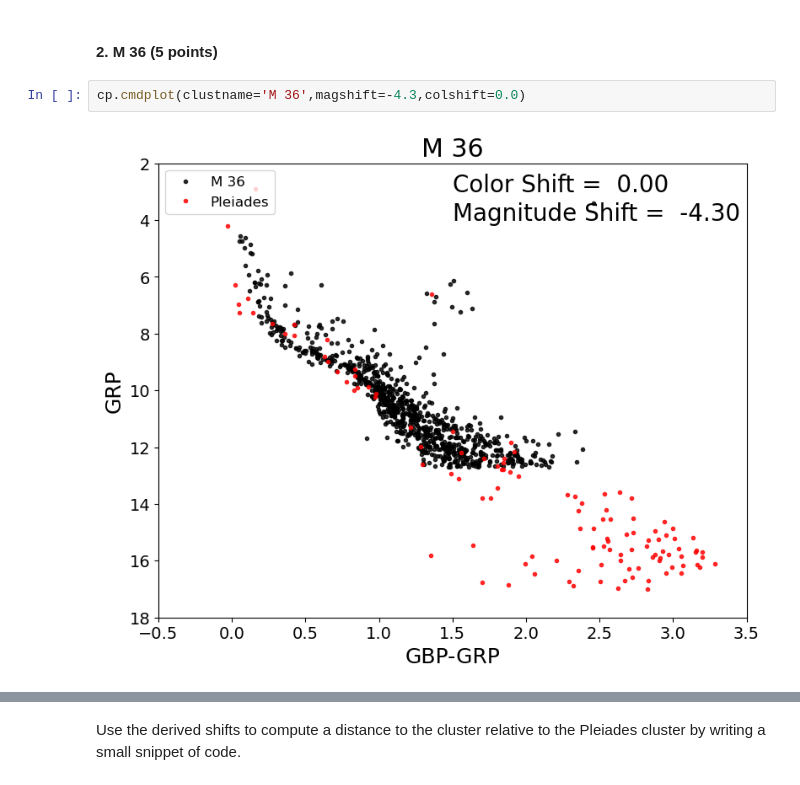
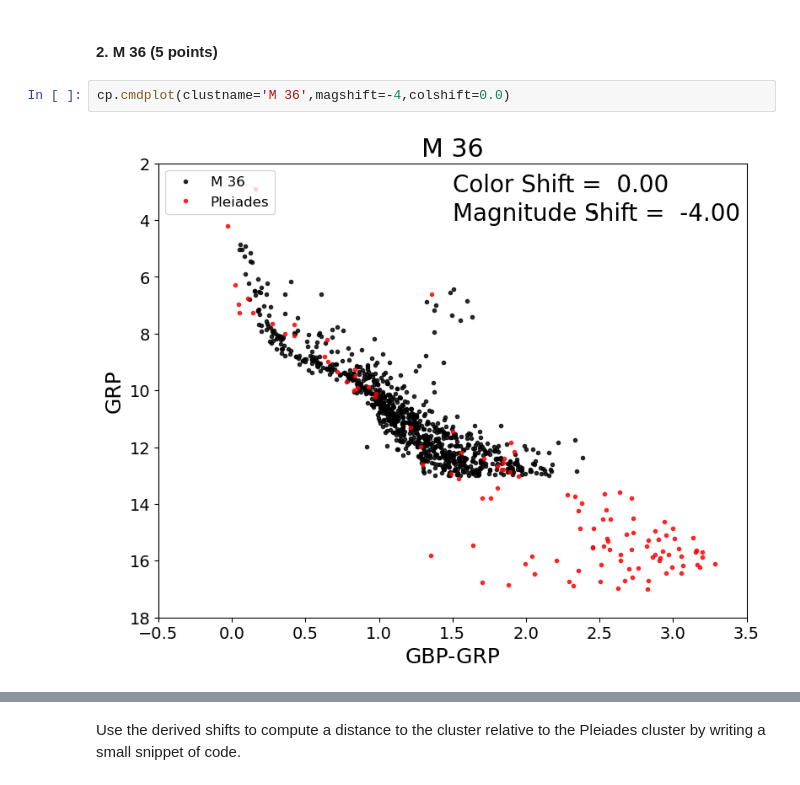
Before and after one commit to mikeweebs/CMD_distmod_student, a Jupyter notebook: cluster_plot_student.ipynb, the cells around one changed output, grey strips where cells are left out. Saved outputs shown, nothing was run; the diff lists cells and outputs as text.

```diff
--- a/cluster_plot_student.ipynb
+++ b/cluster_plot_student.ipynb
@@ -64,6 +83,6 @@ print(f"dPlieades/dM34 = {dist_ratio_m34:4.2f}")
 # %% [markdown]
 #### 2. M 36 (5 points)
 # %%
-cp.cmdplot(clustname='M 36',magshift=-4.3,colshift=0.0)
+cp.cmdplot(clustname='M 36',magshift=-4,colshift=0.0)
 # %% [output]
-[figure, old version]
+[figure, new version]
```
Also changed, not shown: parts of 23 cells of this notebook.
